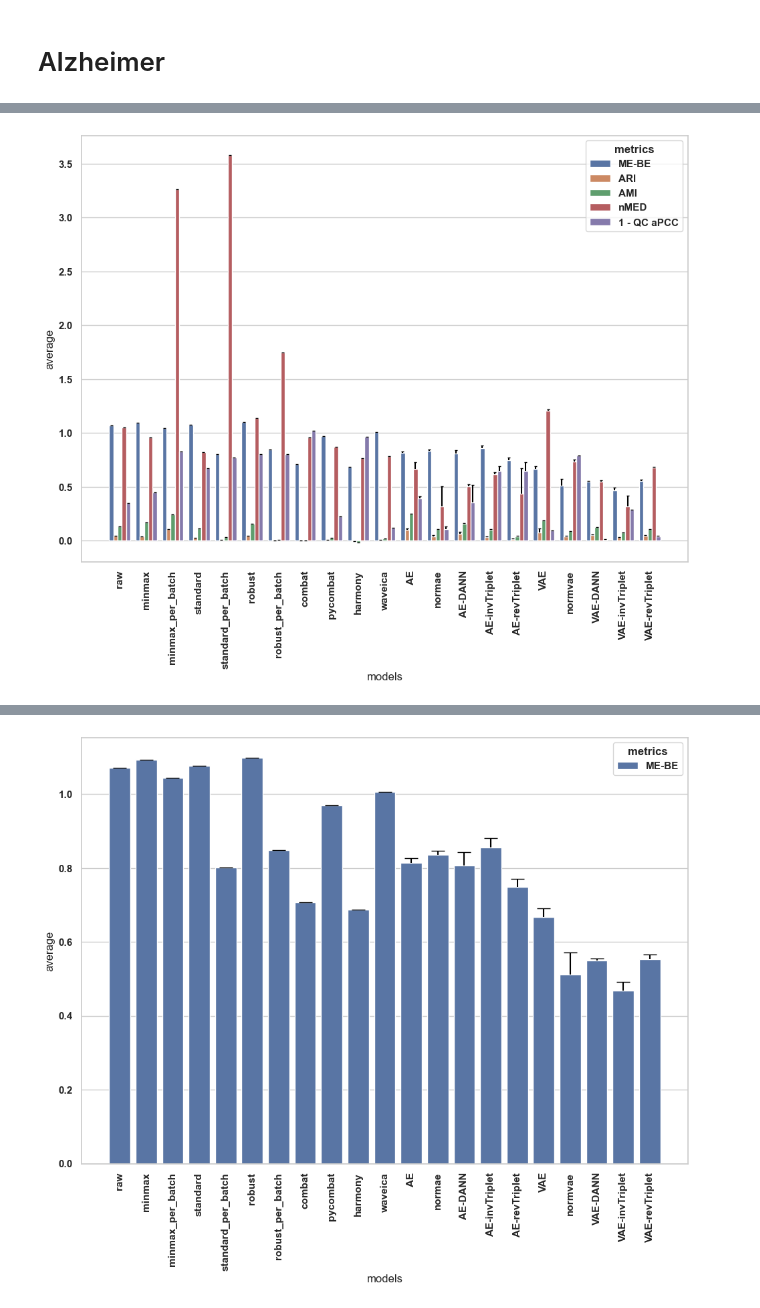
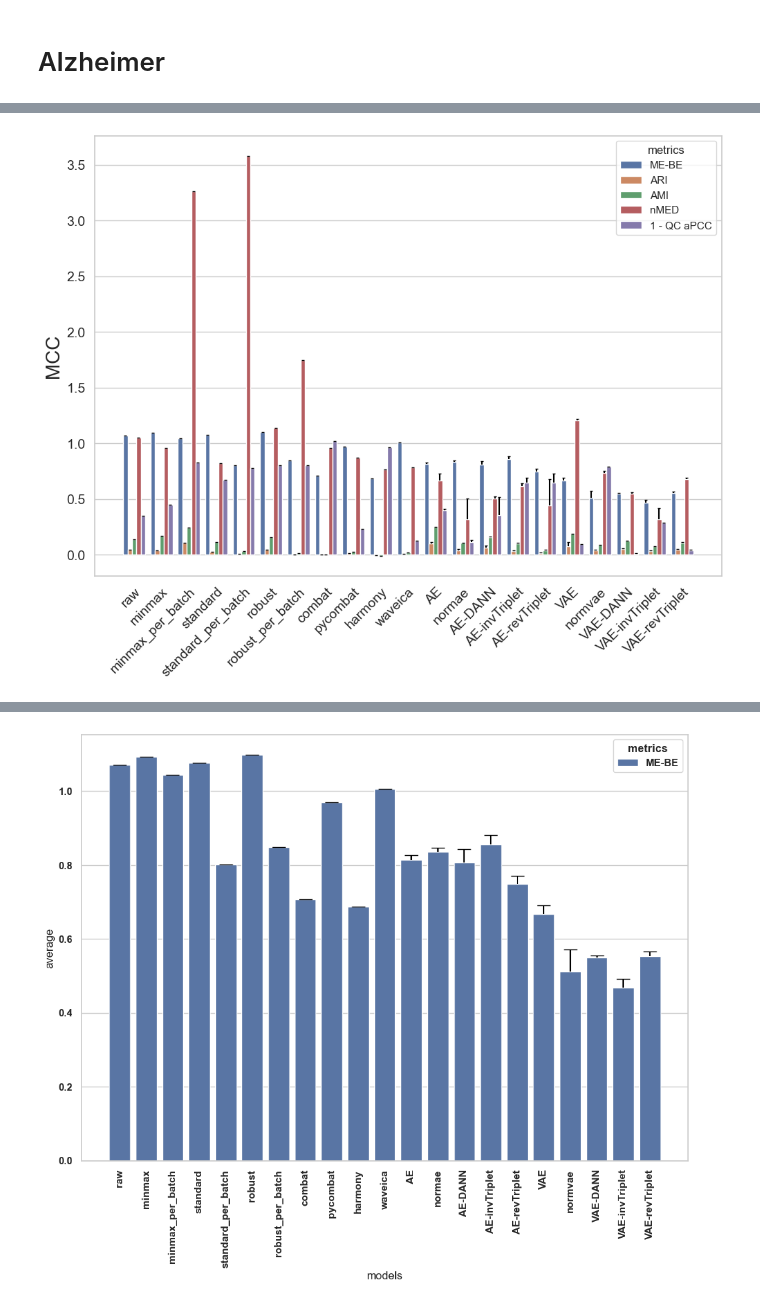
Before and after one commit to spell00/BERNN_MSMS, a Jupyter notebook: notebooks/make_batch_effect_charts.ipynb, the cells around one changed output, grey strips where cells are left out. Saved outputs shown, nothing was run; the diff lists cells and outputs as text; code cells hidden in the pictures.

Commit message:
figures update

```diff
--- a/notebooks/make_batch_effect_charts.ipynb
+++ b/notebooks/make_batch_effect_charts.ipynb
@@ -120,36 +120,38 @@ plotline, caplines, barlinecols = g.errorbar(x = ind, y = df_ami['average'], lol
             yerr=df_ami['sd'], fmt='none', c= 'black', capsize = 0)
 
 # [arrow] -> [-]
 for capline in caplines:
     capline.set_marker('_')
     capline.set_markersize(3)
 
 plotline, caplines, barlinecols = g.errorbar(x = ind+width, y = df_dist['average'], lolims=lolims,
             yerr=df_dist['sd'], fmt='none', c= 'black', capsize = 0)
 
 # [arrow] -> [-]
 for capline in caplines:
     capline.set_marker('_')
     capline.set_markersize(3)
 
 plotline, caplines, barlinecols = g.errorbar(x = ind+2*width, y = df_qc_aPCC['average'], lolims=lolims,
             yerr=df_qc_aPCC['sd'], fmt='none', c= 'black', capsize = 0)
 
 # [arrow] -> [-]
 for capline in caplines:
     capline.set_marker('_')
     capline.set_markersize(3)
 font = {'family' : 'normal',
         'weight' : 'bold',
         'size'   : 64}
 
 matplotlib.rc('font', **font)
-# matplotlib.rc('xtick', labelsize=32)
-# matplotlib.rc('ytick', labelsize=32)
+g.set_xlabel("")
+g.set_ylabel("MCC",fontsize=20)
+plt.xticks(rotation = 45, ha='right', rotation_mode='anchor', fontsize=14)
+plt.yticks(fontsize=14)
 
 plt.show()
 # %% [output]
-[figure, old version]
+[figure, new version]
 # %%
 N = len(alz_metrics['model name'])
 width = 0.27
```
Also changed, not shown: parts of 9 cells of this notebook, 15 other files.
